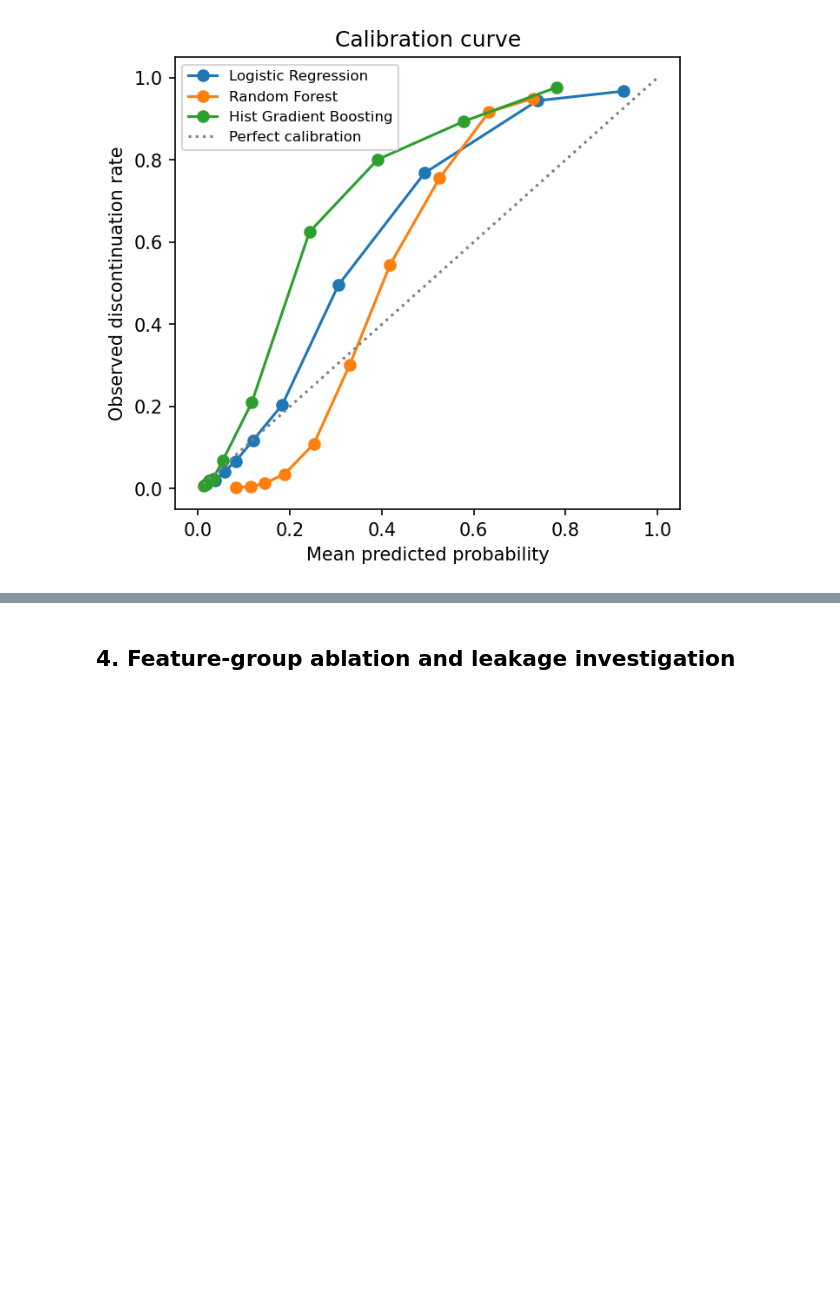
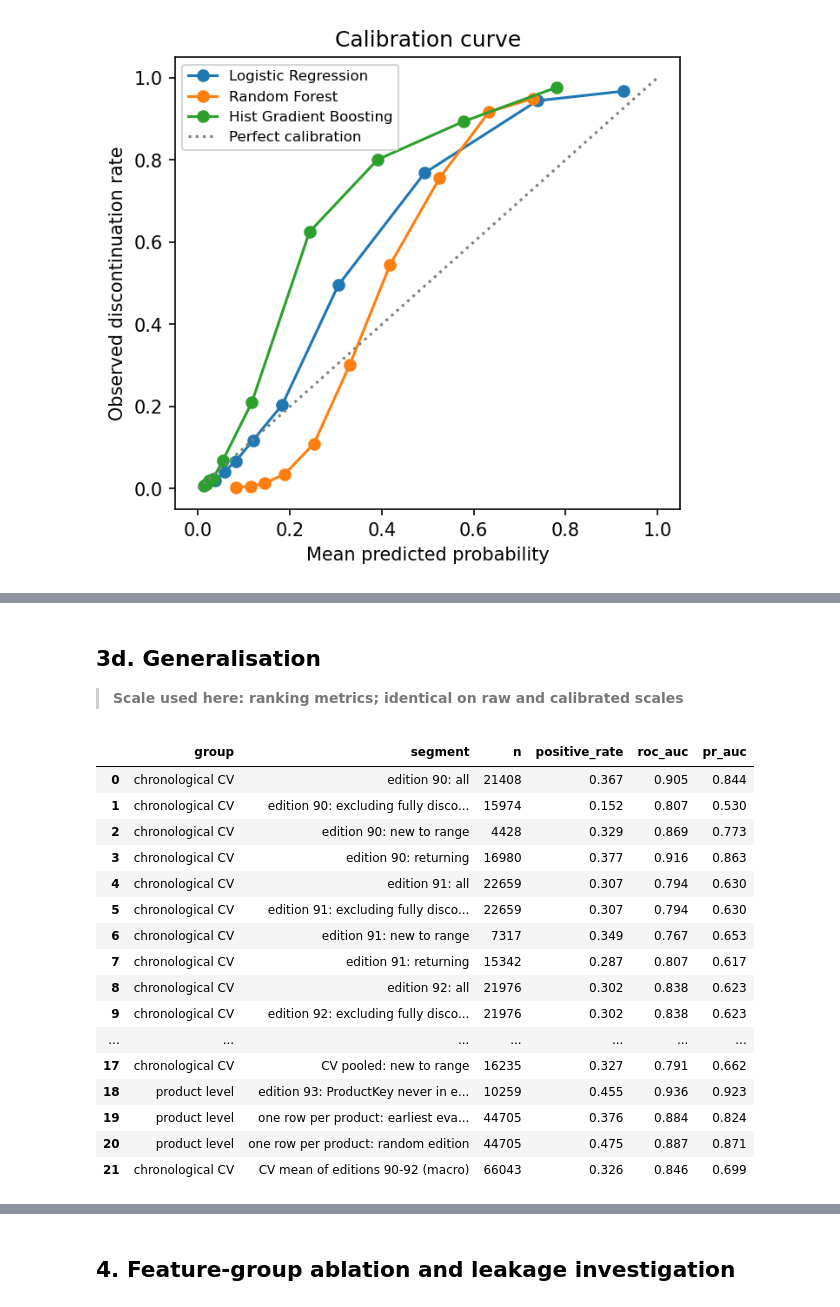
Before and after one commit to dilutha/Retalix_ML, a Jupyter notebook: notebooks/03_model_evaluation.ipynb, the cells around one changed output, grey strips where cells are left out. Cells and saved outputs as stored; diff of their text form; code cells hidden in the pictures; blank space fills up the shorter version.

```diff
--- a/notebooks/03_model_evaluation.ipynb
+++ b/notebooks/03_model_evaluation.ipynb
@@ -107,0 +211,24 @@ display(Image(FIG / f"calibration_h{H}.png"))
+# %% [markdown]
+## 3d. Generalisation
+
+> **Scale used here: ranking metrics; identical on raw and calibrated scales**
+# %%
+pd.read_csv(R / f"final_generalisation_h{H}.csv").round(3)
+# %% [output]
+|  | group | segment | n | positive_rate | roc_auc | pr_auc |
+| 0 | chronological CV | edition 90: all | 21408 | 0.367 | 0.905 | 0.844 |
+| 1 | chronological CV | edition 90: excluding fully disco... | 15974 | 0.152 | 0.807 | 0.530 |
+| 2 | chronological CV | edition 90: new to range | 4428 | 0.329 | 0.869 | 0.773 |
+| 3 | chronological CV | edition 90: returning | 16980 | 0.377 | 0.916 | 0.863 |
+| 4 | chronological CV | edition 91: all | 22659 | 0.307 | 0.794 | 0.630 |
+| 5 | chronological CV | edition 91: excluding fully disco... | 22659 | 0.307 | 0.794 | 0.630 |
+| 6 | chronological CV | edition 91: new to range | 7317 | 0.349 | 0.767 | 0.653 |
+| 7 | chronological CV | edition 91: returning | 15342 | 0.287 | 0.807 | 0.617 |
+| 8 | chronological CV | edition 92: all | 21976 | 0.302 | 0.838 | 0.623 |
+| 9 | chronological CV | edition 92: excluding fully disco... | 21976 | 0.302 | 0.838 | 0.623 |
+| ... | ... | ... | ... | ... | ... | ... |
+| 17 | chronological CV | CV pooled: new to range | 16235 | 0.327 | 0.791 | 0.662 |
+| 18 | product level | edition 93: ProductKey never in e... | 10259 | 0.455 | 0.936 | 0.923 |
+| 19 | product level | one row per product: earliest eva... | 44705 | 0.376 | 0.884 | 0.824 |
+| 20 | product level | one row per product: random edition | 44705 | 0.475 | 0.887 | 0.871 |
+| 21 | chronological CV | CV mean of editions 90-92 (macro) | 66043 | 0.326 | 0.846 | 0.699 |
```
Also changed, not shown: parts of 25 cells of this notebook, 43 other files.
